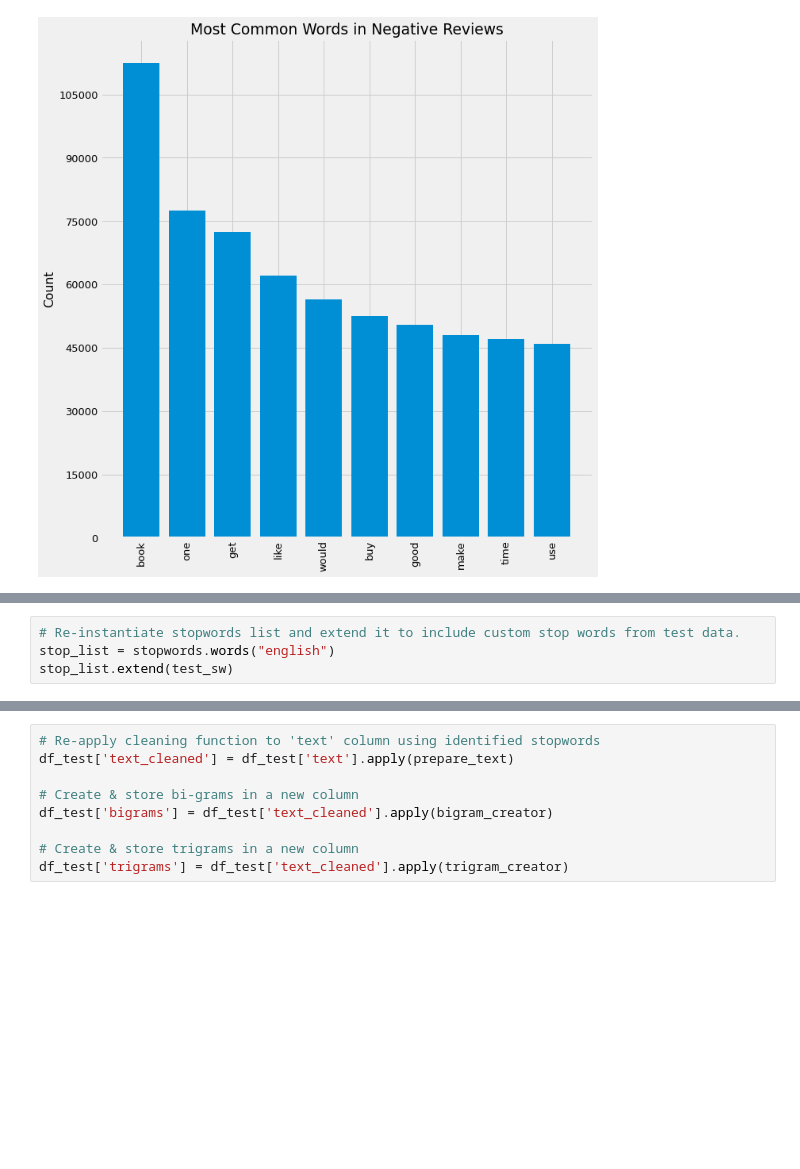
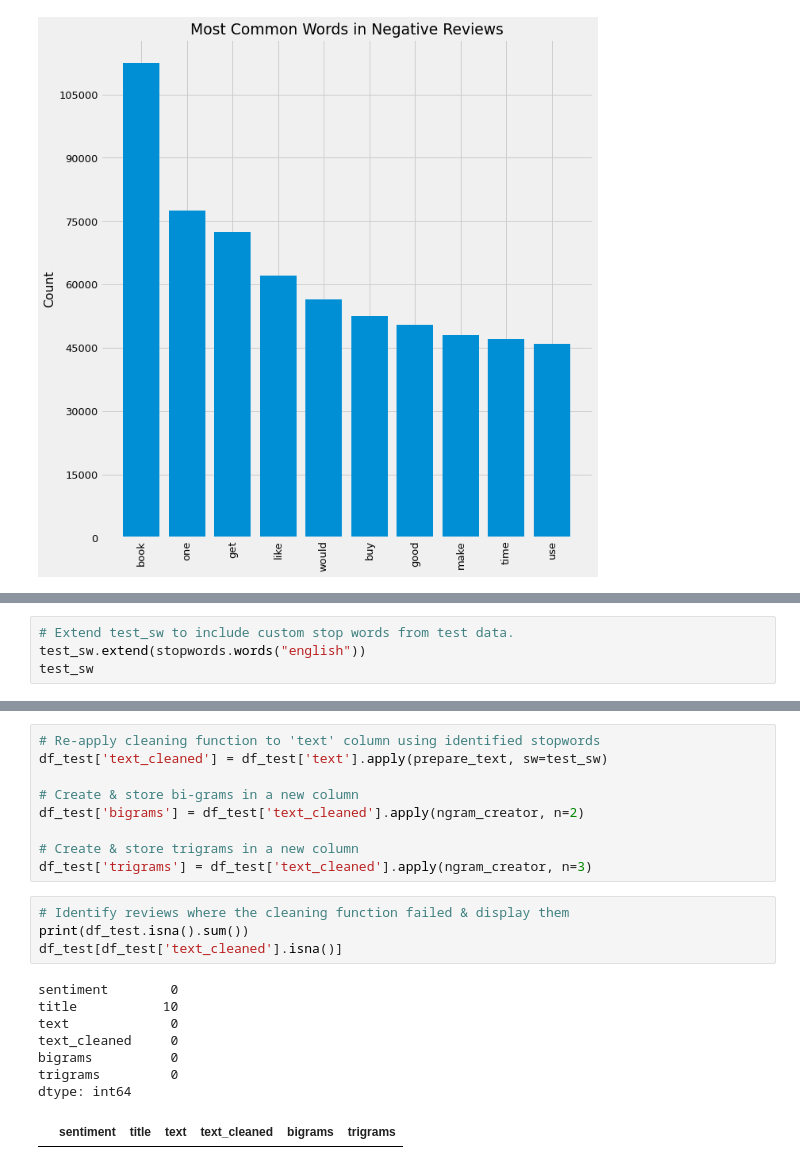
Before and after one commit to ThomasHChapman/classifying_user_reviews, a Jupyter notebook: working_notebooks/preprocessing_nb.ipynb, the cells around one changed output, grey strips where cells are left out. Drawn from its saved outputs; the diff is of its cells as text; blank space fills up the shorter version.

```diff
--- a/working_notebooks/preprocessing_nb.ipynb
+++ b/working_notebooks/preprocessing_nb.ipynb
@@ -379,4 +378,4 @@ test_sw
 # %%
-# Re-instantiate stopwords list and extend it to include custom stop words from test data.
-stop_list = stopwords.words("english")
-stop_list.extend(test_sw)
+# Extend test_sw to include custom stop words from test data.
+test_sw.extend(stopwords.words("english"))
+test_sw
@@ -383,11 +400,24 @@ stop_list.extend(test_sw)
 # %%
 # Re-apply cleaning function to 'text' column using identified stopwords
-df_test['text_cleaned'] = df_test['text'].apply(prepare_text)
+df_test['text_cleaned'] = df_test['text'].apply(prepare_text, sw=test_sw)
 
 # Create & store bi-grams in a new column
-df_test['bigrams'] = df_test['text_cleaned'].apply(bigram_creator)
+df_test['bigrams'] = df_test['text_cleaned'].apply(ngram_creator, n=2)
 
 # Create & store trigrams in a new column
-df_test['trigrams'] = df_test['text_cleaned'].apply(trigram_creator)
+df_test['trigrams'] = df_test['text_cleaned'].apply(ngram_creator, n=3)
+# %%
+# Identify reviews where the cleaning function failed & display them
+print(df_test.isna().sum())
+df_test[df_test['text_cleaned'].isna()]
+# %% [output]
+sentiment        0
+title           10
+text             0
+text_cleaned     0
+bigrams          0
+trigrams         0
+dtype: int64
+|  | sentiment | title | text | text_cleaned | bigrams | trigrams |
 # %%
 # Create new dataframe with cleaned text inclusive of custom sw and sentiment, save to csv.
```
Also changed, not shown: parts of 44 cells of this notebook.
